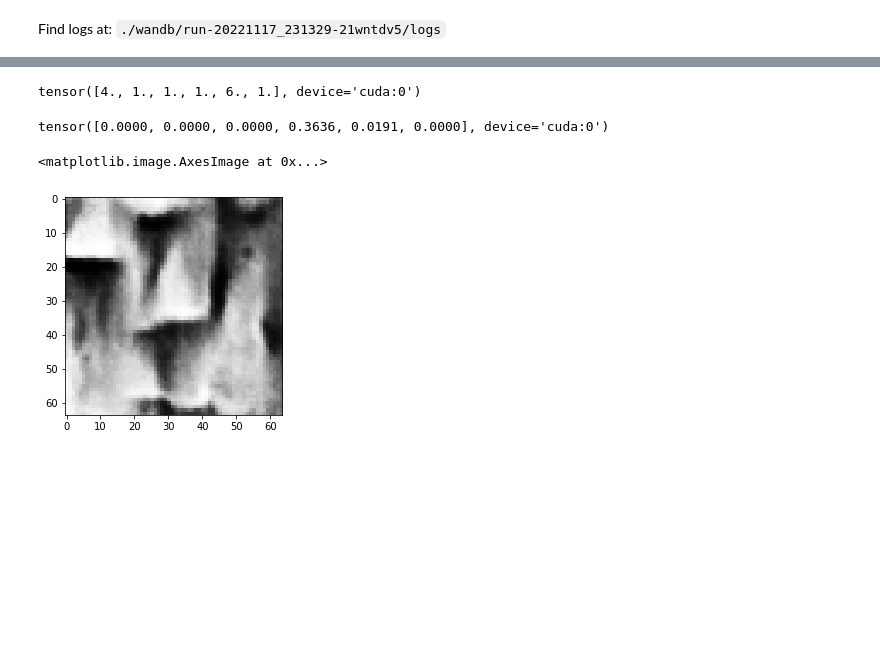
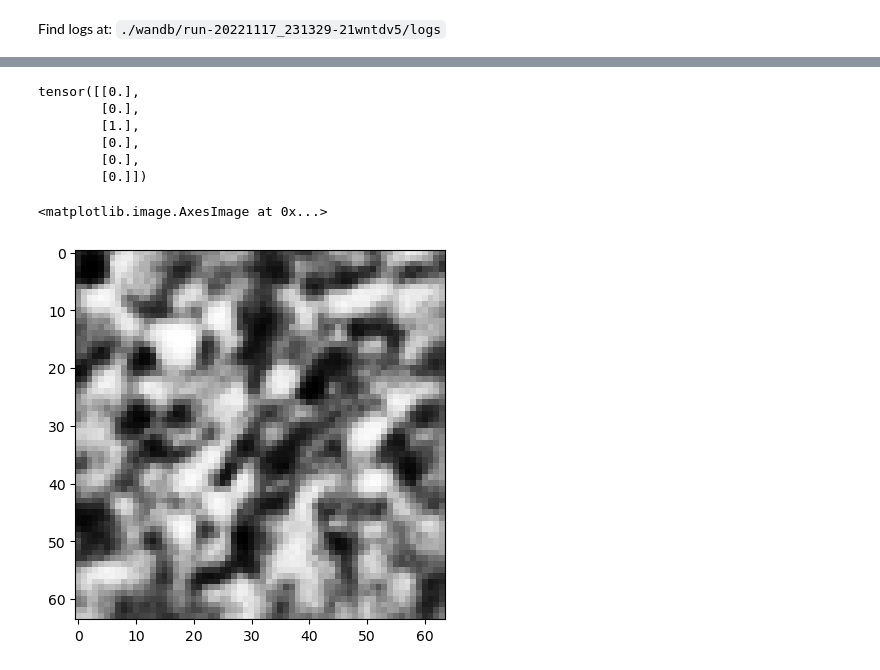
Before and after one commit to Tyrion58/SZD_image_generate, a Jupyter notebook: GAN.ipynb, the cells around one changed output, grey strips where cells are left out. Cells and saved outputs as stored; diff of their text form; code cells hidden in the pictures; blank space fills up the shorter version.

```diff
--- a/GAN.ipynb
+++ b/GAN.ipynb
@@ -284,7 +287,7 @@ lrG = 0.0002
 beta1 = 0.5
 
 # Number of GPUs available. Use 0 for CPU mode.
-ngpu = 1
+ngpu = 0
 # %%
 wandb.config = {
     "learning_rateD":lrD,
@@ -600,3 +602,7 @@ Run summary:
 Synced solar-field-28: https://wandb.ai/tyrion279/GAN.ipynb/runs/21wntdv5
 Synced 5 W&B file(s), 0 media file(s), 0 artifact file(s) and 0 other file(s)
 Find logs at: ./wandb/run-20221117_231329-21wntdv5/logs
+# %%
+model = torch.load('./outputs/G_best1.pt', map_location=device)
+G.load_state_dict(model)
+G.eval()
@@ -603,26 +627,29 @@ Find logs at: ./wandb/run-20221117_231329-21wntdv5/logs
 # %%
-y = [4.0, 1.0, 1.0, 1.0, 6.0, 1.0]
+y = [1.0, 1.0, 1.0, 2.0, 1.0, 1.0]
 y = torch.tensor(y).to(device)
-y
+y = scaler.fit_transform(y.reshape(-1,1))
+y = torch.tensor(y).to(device).float()
-# %% [output]
-tensor([4., 1., 1., 1., 6., 1.], device='cuda:0')
 # %%
 G.eval()
 x = torch.randn(1,100).to(device)
 # y = YS_scaled[360].astype(float)
-
-y = YS_scaled[7500]
-y = torch.from_numpy(y).float().to(device)
+# y = YS_scaled[7500]
+# y = torch.from_numpy(y).float().to(device)
 with torch.no_grad():
     out = G(x, y)
 
-out = (out + 1) / 2.0
+out = (out+1)/2.0
 print(y)
 plt.imshow(out.cpu()[0, 0, :, :],cmap='gray')
 # %% [output]
-tensor([0.0000, 0.0000, 0.0000, 0.3636, 0.0191, 0.0000], device='cuda:0')
+tensor([[0.],
+        [0.],
+        [1.],
+        [0.],
+        [0.],
+        [0.]])
 <matplotlib.image.AxesImage at 0x...>
-[figure, old version]
+[figure, new version]
 # %%
 plt.imshow(XS[7500, 0, :, :], cmap='gray')
 print(YS_scaled[7500])
```
Also changed, not shown: parts of 11 cells of this notebook, 40 other files.
